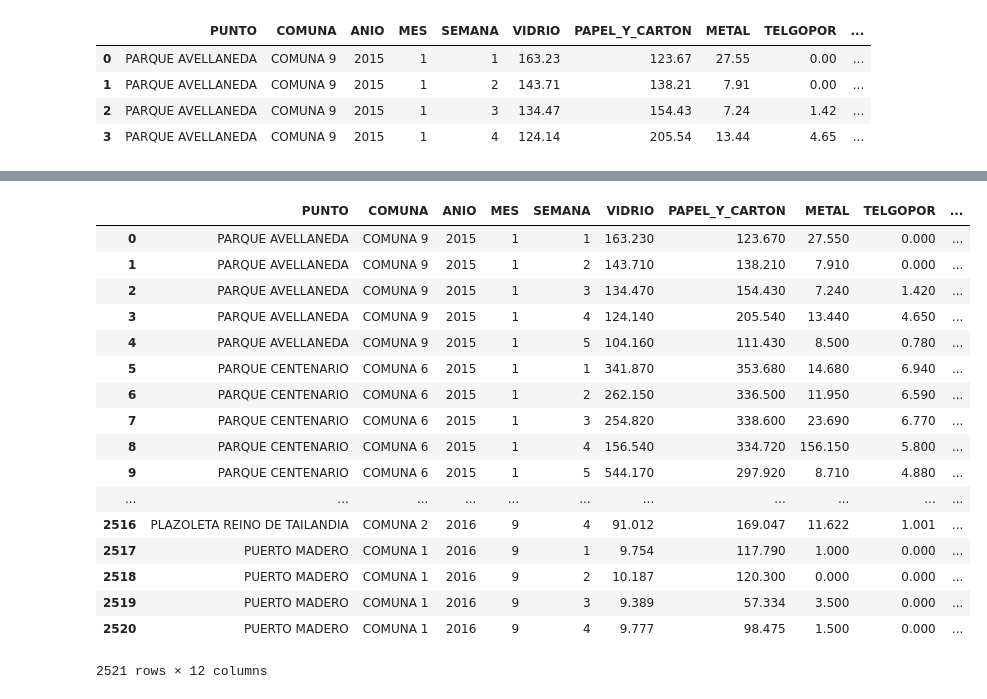
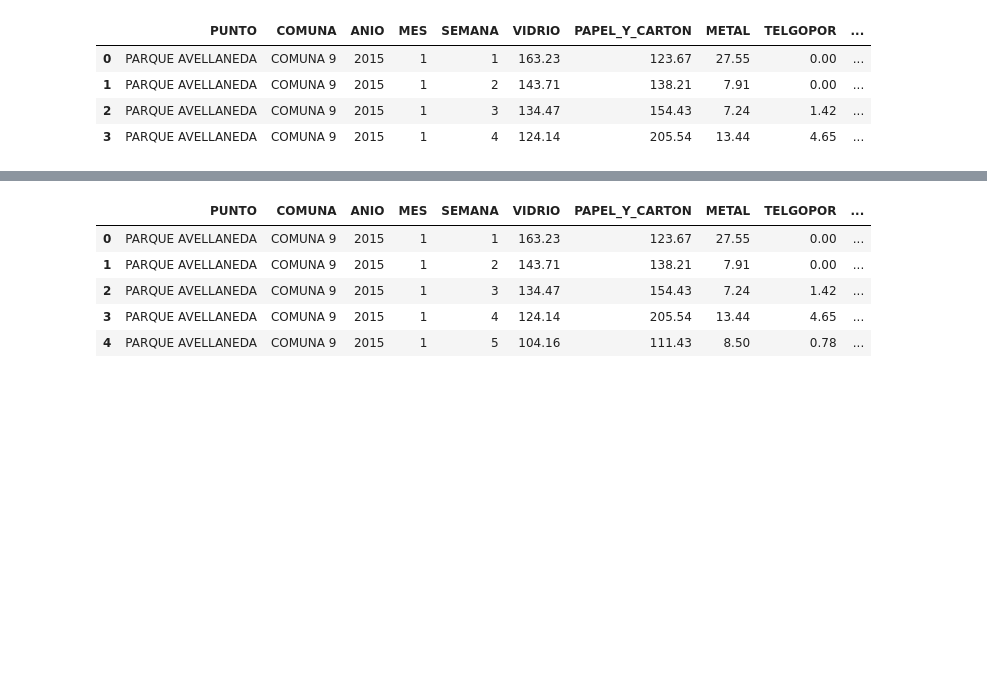
Before and after one commit to denisemartin28/reciclaje, a Jupyter notebook: TPAnalisis.ipynb, the cells around one changed output, grey strips where cells are left out. Drawn from its saved outputs; the diff is of its cells as text; code cells hidden in the pictures; blank space fills up the shorter version.

```diff
--- a/TPAnalisis.ipynb
+++ b/TPAnalisis.ipynb
@@ -20,22 +20,10 @@ El dataset de reciclaje está compuesto por 2521 filas y 12 columnas
 # %%
 reciclaje['TOTAL']= reciclaje['VIDRIO'] + reciclaje['PAPEL_Y_CARTON'] + reciclaje['METAL'] + reciclaje['TELGOPOR'] + reciclaje['TETRA_BRICK'] + reciclaje['PLASTICOS_TODOS_LOS_DEMAS']
-reciclaje
+reciclaje.head(5)
 # %% [output]
 |  | PUNTO | COMUNA | ANIO | MES | SEMANA | VIDRIO | PAPEL_Y_CARTON | METAL | TELGOPOR | ... |
-| 0 | PARQUE AVELLANEDA | COMUNA 9 | 2015 | 1 | 1 | 163.230 | 123.670 | 27.550 | 0.000 | ... |
-| 1 | PARQUE AVELLANEDA | COMUNA 9 | 2015 | 1 | 2 | 143.710 | 138.210 | 7.910 | 0.000 | ... |
-| 2 | PARQUE AVELLANEDA | COMUNA 9 | 2015 | 1 | 3 | 134.470 | 154.430 | 7.240 | 1.420 | ... |
-| 3 | PARQUE AVELLANEDA | COMUNA 9 | 2015 | 1 | 4 | 124.140 | 205.540 | 13.440 | 4.650 | ... |
-| 4 | PARQUE AVELLANEDA | COMUNA 9 | 2015 | 1 | 5 | 104.160 | 111.430 | 8.500 | 0.780 | ... |
-| 5 | PARQUE CENTENARIO | COMUNA 6 | 2015 | 1 | 1 | 341.870 | 353.680 | 14.680 | 6.940 | ... |
-| 6 | PARQUE CENTENARIO | COMUNA 6 | 2015 | 1 | 2 | 262.150 | 336.500 | 11.950 | 6.590 | ... |
-| 7 | PARQUE CENTENARIO | COMUNA 6 | 2015 | 1 | 3 | 254.820 | 338.600 | 23.690 | 6.770 | ... |
-| 8 | PARQUE CENTENARIO | COMUNA 6 | 2015 | 1 | 4 | 156.540 | 334.720 | 156.150 | 5.800 | ... |
-| 9 | PARQUE CENTENARIO | COMUNA 6 | 2015 | 1 | 5 | 544.170 | 297.920 | 8.710 | 4.880 | ... |
-| ... | ... | ... | ... | ... | ... | ... | ... | ... | ... | ... |
-| 2516 | PLAZOLETA REINO DE TAILANDIA | COMUNA 2 | 2016 | 9 | 4 | 91.012 | 169.047 | 11.622 | 1.001 | ... |
-| 2517 | PUERTO MADERO | COMUNA 1 | 2016 | 9 | 1 | 9.754 | 117.790 | 1.000 | 0.000 | ... |
-| 2518 | PUERTO MADERO | COMUNA 1 | 2016 | 9 | 2 | 10.187 | 120.300 | 0.000 | 0.000 | ... |
-| 2519 | PUERTO MADERO | COMUNA 1 | 2016 | 9 | 3 | 9.389 | 57.334 | 3.500 | 0.000 | ... |
-| 2520 | PUERTO MADERO | COMUNA 1 | 2016 | 9 | 4 | 9.777 | 98.475 | 1.500 | 0.000 | ... |
+| 0 | PARQUE AVELLANEDA | COMUNA 9 | 2015 | 1 | 1 | 163.23 | 123.67 | 27.55 | 0.00 | ... |
+| 1 | PARQUE AVELLANEDA | COMUNA 9 | 2015 | 1 | 2 | 143.71 | 138.21 | 7.91 | 0.00 | ... |
+| 2 | PARQUE AVELLANEDA | COMUNA 9 | 2015 | 1 | 3 | 134.47 | 154.43 | 7.24 | 1.42 | ... |
+| 3 | PARQUE AVELLANEDA | COMUNA 9 | 2015 | 1 | 4 | 124.14 | 205.54 | 13.44 | 4.65 | ... |
+| 4 | PARQUE AVELLANEDA | COMUNA 9 | 2015 | 1 | 5 | 104.16 | 111.43 | 8.50 | 0.78 | ... |
-2521 rows × 12 columns
```
Also changed, not shown: parts of 14 cells of this notebook.
